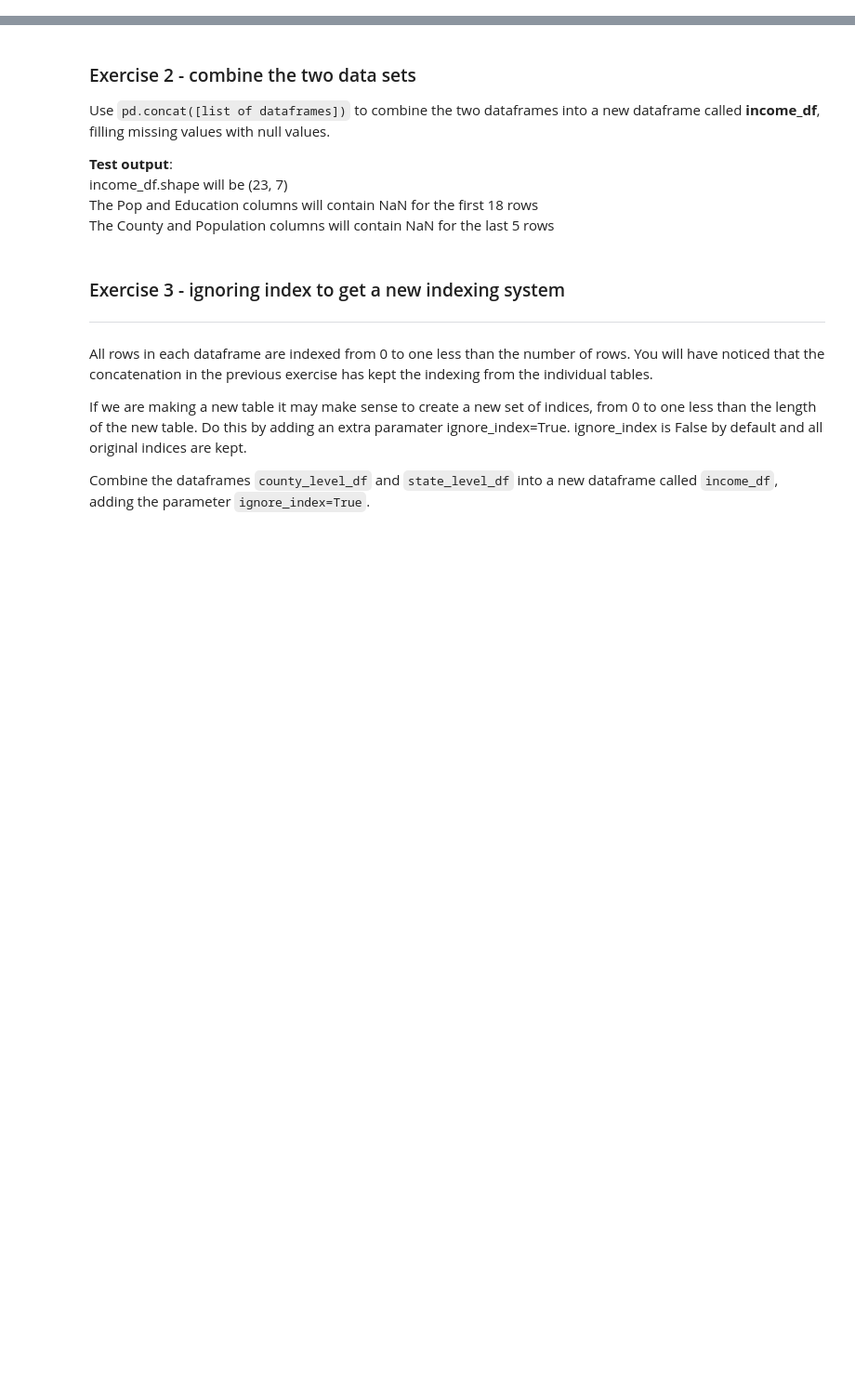
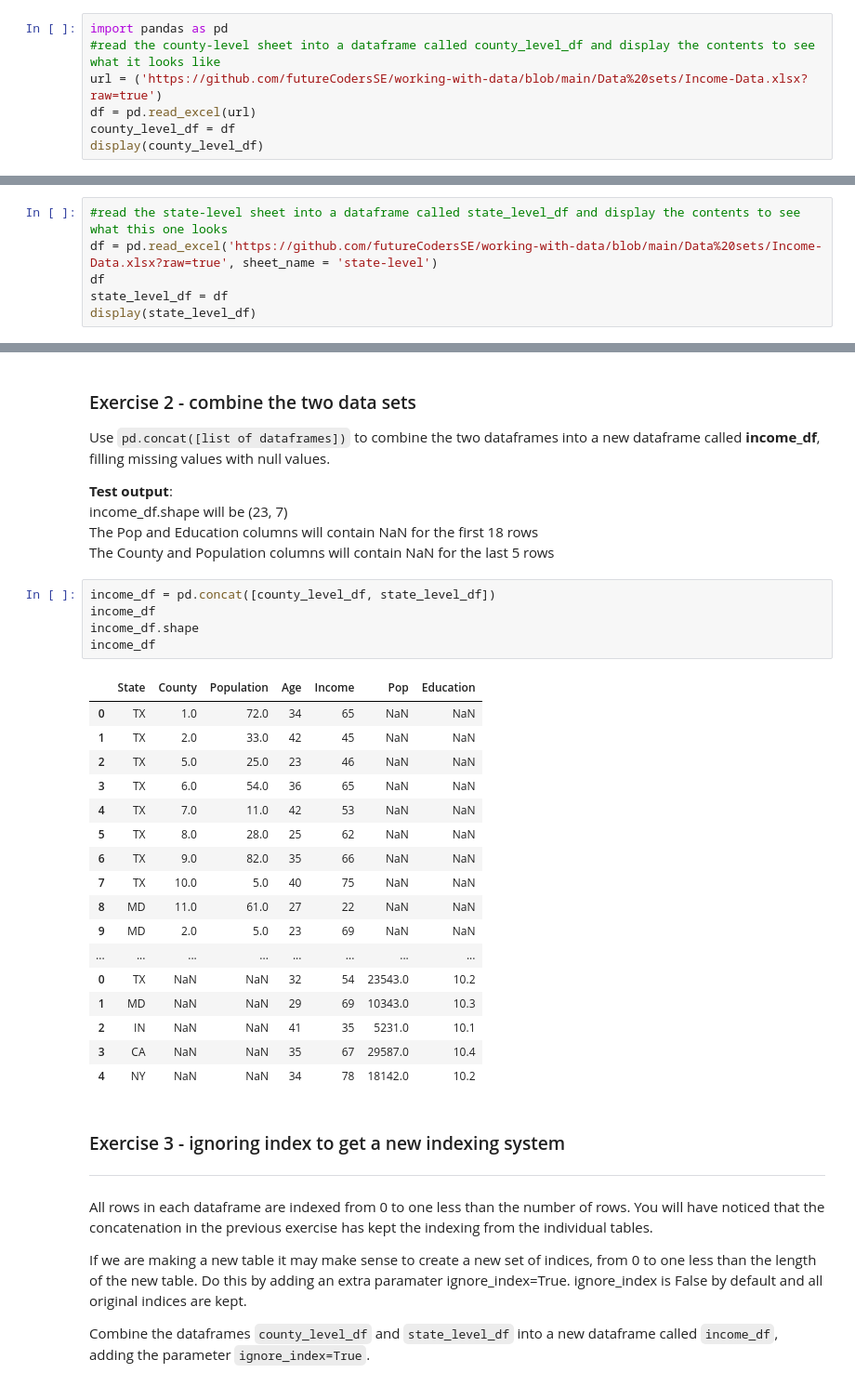
Before and after one commit to Jojomaque/DataScience, a Jupyter notebook: JojoWrangle_the_data.ipynb, the cells around one changed output, grey strips where cells are left out. Shown at 93% size. Cells and saved outputs as stored; diff of their text form; blank space fills up the shorter version.

```diff
--- a/JojoWrangle_the_data.ipynb
+++ b/JojoWrangle_the_data.ipynb
@@ -31,3 +31,10 @@ The Excel file at this URL https://github.com/futureCodersSE/working-with-data/b
 In the code cell below, read the county-level sheet into a dataframe called county_level_df and display the contents to see what it looks like.
 
 Then, add more code to read the state-level sheet into a dataframe called state_level_df and display the contents to see what this one looks like.
+# %%
+import pandas as pd
+#read the county-level sheet into a dataframe called county_level_df and display the contents to see what it looks like
+url = ('https://github.com/futureCodersSE/working-with-data/blob/main/Data%20sets/Income-Data.xlsx?raw=true')
+df = pd.read_excel(url)
+county_level_df = df
+display(county_level_df)
@@ -33,0 +59,6 @@ Then, add more code to read the state-level sheet into a dataframe called state_
+# %%
+#read the state-level sheet into a dataframe called state_level_df and display the contents to see what this one looks
+df = pd.read_excel('https://github.com/futureCodersSE/working-with-data/blob/main/Data%20sets/Income-Data.xlsx?raw=true', sheet_name = 'state-level')
+df
+state_level_df = df
+display(state_level_df)
@@ -40,6 +78,29 @@ Use `pd.concat([list of dataframes])` to combine the two dataframes into a new d
 income_df.shape will be (23, 7)
 The Pop and Education columns will contain NaN for the first 18 rows
 The County and Population columns will contain NaN for the last 5 rows
+# %%
+income_df = pd.concat([county_level_df, state_level_df])
+income_df
+income_df.shape
+income_df
+# %% [output]
+|  | State | County | Population | Age | Income | Pop | Education |
+| 0 | TX | 1.0 | 72.0 | 34 | 65 | NaN | NaN |
+| 1 | TX | 2.0 | 33.0 | 42 | 45 | NaN | NaN |
+| 2 | TX | 5.0 | 25.0 | 23 | 46 | NaN | NaN |
+| 3 | TX | 6.0 | 54.0 | 36 | 65 | NaN | NaN |
+| 4 | TX | 7.0 | 11.0 | 42 | 53 | NaN | NaN |
+| 5 | TX | 8.0 | 28.0 | 25 | 62 | NaN | NaN |
+| 6 | TX | 9.0 | 82.0 | 35 | 66 | NaN | NaN |
+| 7 | TX | 10.0 | 5.0 | 40 | 75 | NaN | NaN |
+| 8 | MD | 11.0 | 61.0 | 27 | 22 | NaN | NaN |
+| 9 | MD | 2.0 | 5.0 | 23 | 69 | NaN | NaN |
+| ... | ... | ... | ... | ... | ... | ... | ... |
+| 0 | TX | NaN | NaN | 32 | 54 | 23543.0 | 10.2 |
+| 1 | MD | NaN | NaN | 29 | 69 | 10343.0 | 10.3 |
+| 2 | IN | NaN | NaN | 41 | 35 | 5231.0 | 10.1 |
+| 3 | CA | NaN | NaN | 35 | 67 | 29587.0 | 10.4 |
+| 4 | NY | NaN | NaN | 34 | 78 | 18142.0 | 10.2 |
 # %% [markdown]
 ### Exercise 3 - ignoring index to get a new indexing system
 ---
```
Also changed, not shown: parts of 5 cells of this notebook.
